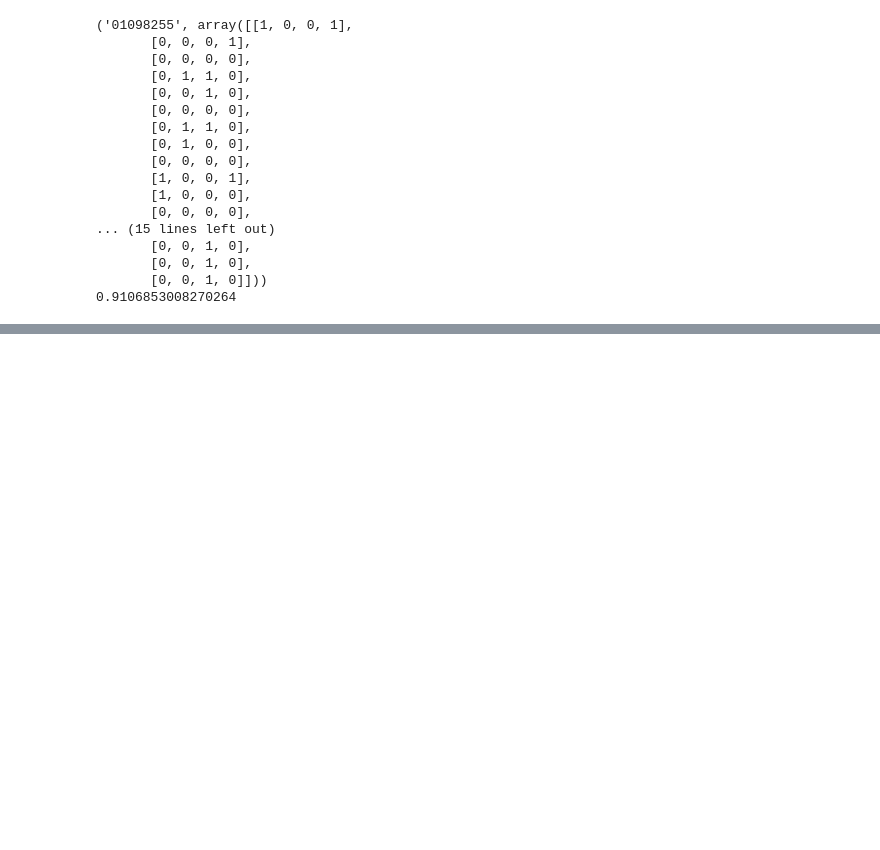
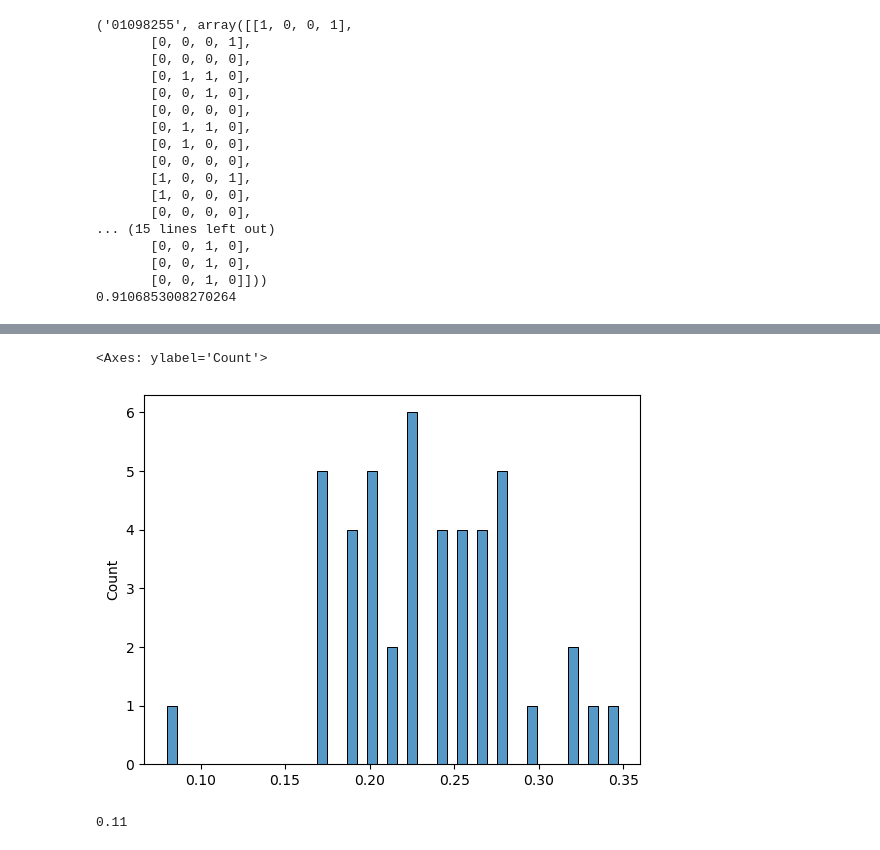
Before and after one commit to mgama1/Edvanced, a Jupyter notebook: Edvanced.ipynb, the cells around one changed output, grey strips where cells are left out. Saved outputs shown, nothing was run; the diff lists cells and outputs as text; code cells hidden in the pictures; blank space fills up the shorter version.

```diff
--- a/Edvanced.ipynb
+++ b/Edvanced.ipynb
@@ -385,0 +328,19 @@ m=np.array([[1, 0, 0, 0, 0],
+# %%
+import numpy as np
+import matplotlib.pyplot as plt
+
+# Calculate pairwise Hamming distances
+distances = []
+for i in range(num_students):
+    for j in range(i+1, num_students):
+        dist = np.sum(students[i] ^ students[j]) / students[i].size  # Normalized Hamming distance
+        distances.append(dist)
+# %%
+sns.histplot(distances,bins=45)
+# %% [output]
+<Axes: ylabel='Count'>
+[figure, added]
+# %%
+threshold
+# %% [output]
+0.11
```
Also changed, not shown: parts of 7 cells of this notebook.
